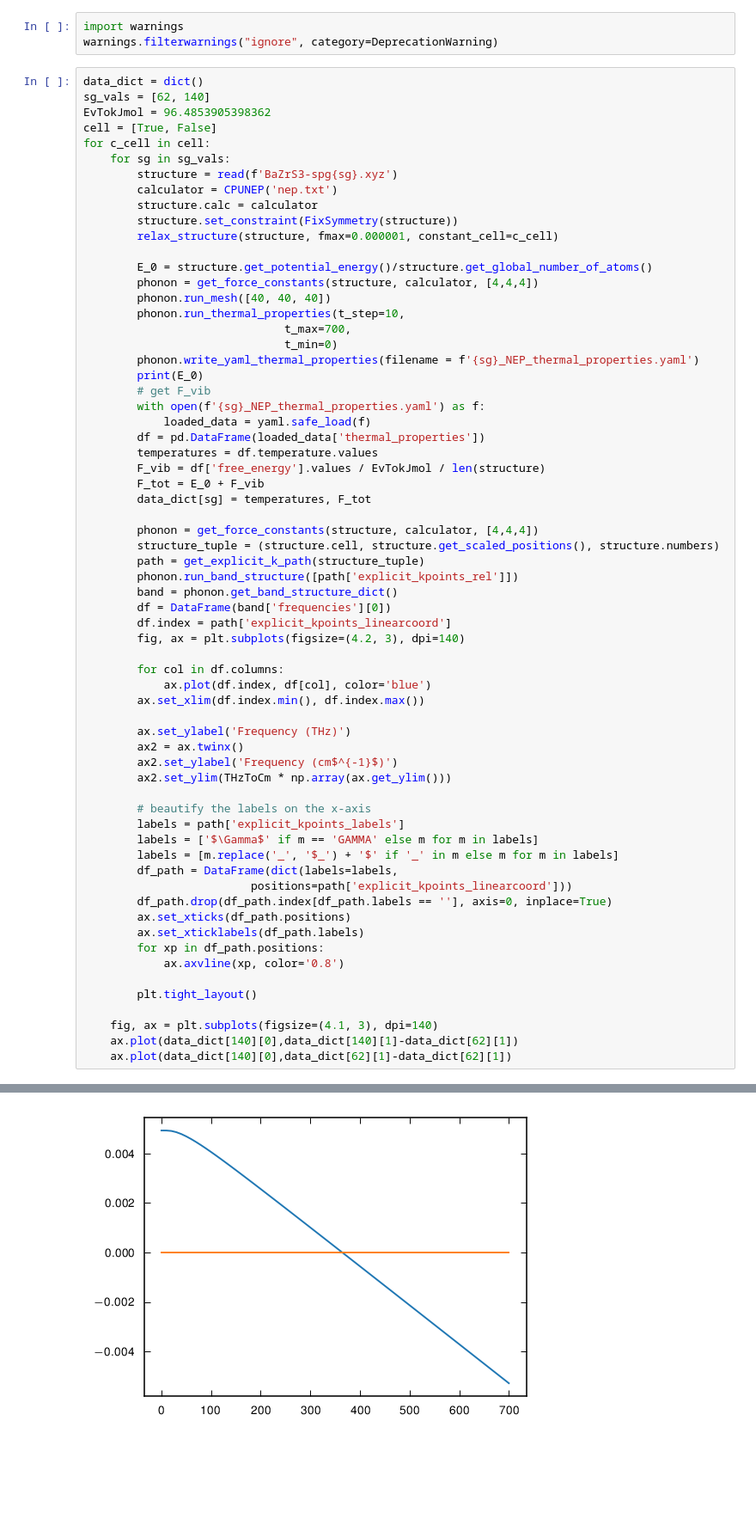
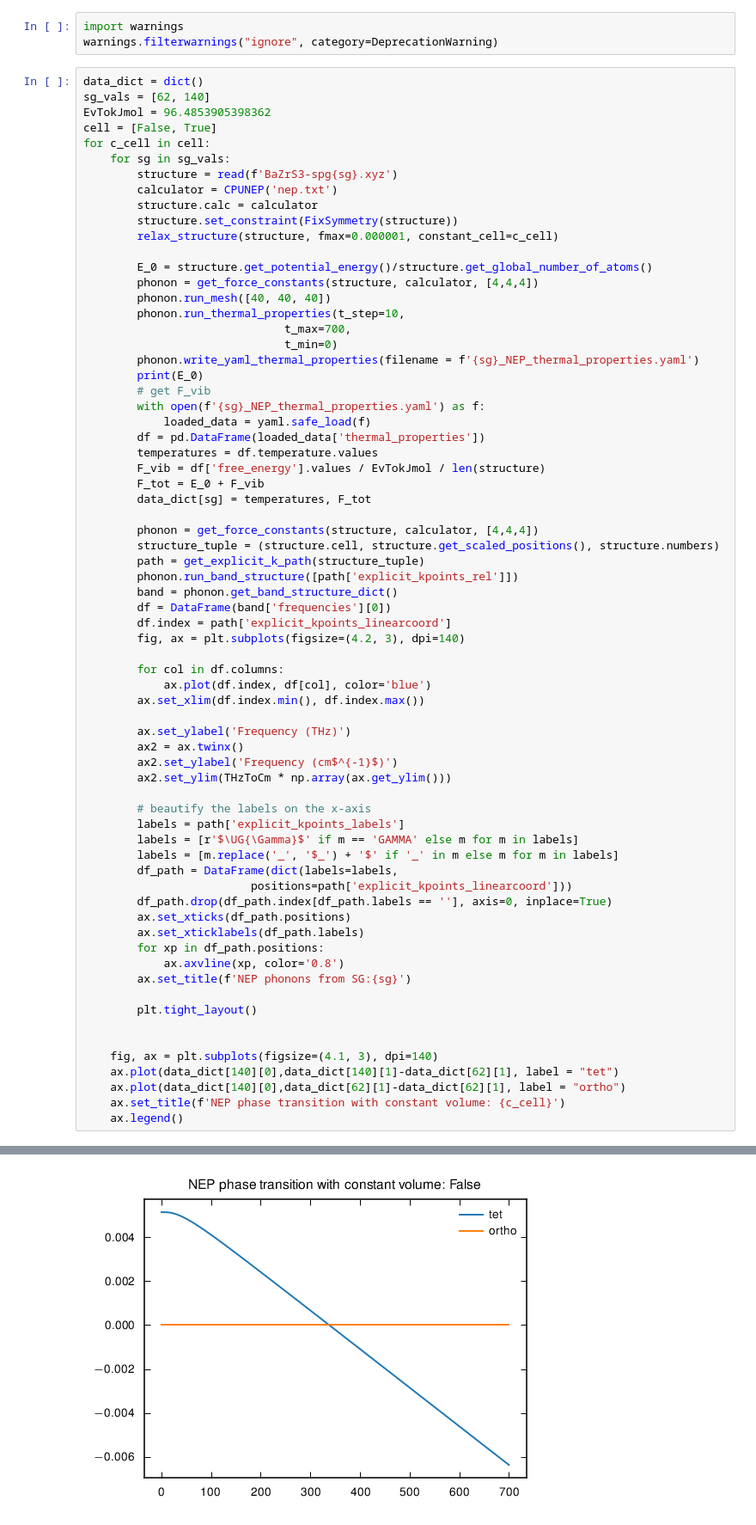
Before and after one commit to NU-CEM/2024_BaZrS3_Phase_Transitions, a Jupyter notebook: test_anharmonic.ipynb, the cells around one changed output, grey strips where cells are left out. Shown at 86% size. Cells and saved outputs as stored; diff of their text form; blank space fills up the shorter version.

Commit message:
phonon stuff

```diff
--- a/test_anharmonic.ipynb
+++ b/test_anharmonic.ipynb
@@ -28,7 +28,7 @@ warnings.filterwarnings("ignore", category=DeprecationWarning)
 data_dict = dict()
 sg_vals = [62, 140]
 EvTokJmol = 96.4853905398362
-cell = [True, False]
+cell = [False, True]
 for c_cell in cell:
     for sg in sg_vals:
         structure = read(f'BaZrS3-spg{sg}.xyz')
@@ -74,7 +74,7 @@ for c_cell in cell:
 
         # beautify the labels on the x-axis
         labels = path['explicit_kpoints_labels']
-        labels = ['$\Gamma$' if m == 'GAMMA' else m for m in labels]
+        labels = [r'$\UG{\Gamma}$' if m == 'GAMMA' else m for m in labels]
         labels = [m.replace('_', '$_') + '$' if '_' in m else m for m in labels]
         df_path = DataFrame(dict(labels=labels,
                          positions=path['explicit_kpoints_linearcoord']))
@@ -83,10 +83,14 @@ for c_cell in cell:
         ax.set_xticklabels(df_path.labels)
         for xp in df_path.positions:
             ax.axvline(xp, color='0.8')
+        ax.set_title(f'NEP phonons from SG:{sg}')
 
         plt.tight_layout()
 
+
     fig, ax = plt.subplots(figsize=(4.1, 3), dpi=140)
-    ax.plot(data_dict[140][0],data_dict[140][1]-data_dict[62][1])
-    ax.plot(data_dict[140][0],data_dict[62][1]-data_dict[62][1])
+    ax.plot(data_dict[140][0],data_dict[140][1]-data_dict[62][1], label = "tet")
+    ax.plot(data_dict[140][0],data_dict[62][1]-data_dict[62][1], label = "ortho")
+    ax.set_title(f'NEP phase transition with constant volume: {c_cell}')
+    ax.legend()
 # %% [output]
@@ -99 +103 @@ for c_cell in cell:
-[figure, old version]
+[figure, new version]
```
Also changed, not shown: parts of 4 cells of this notebook, 3 other files.
